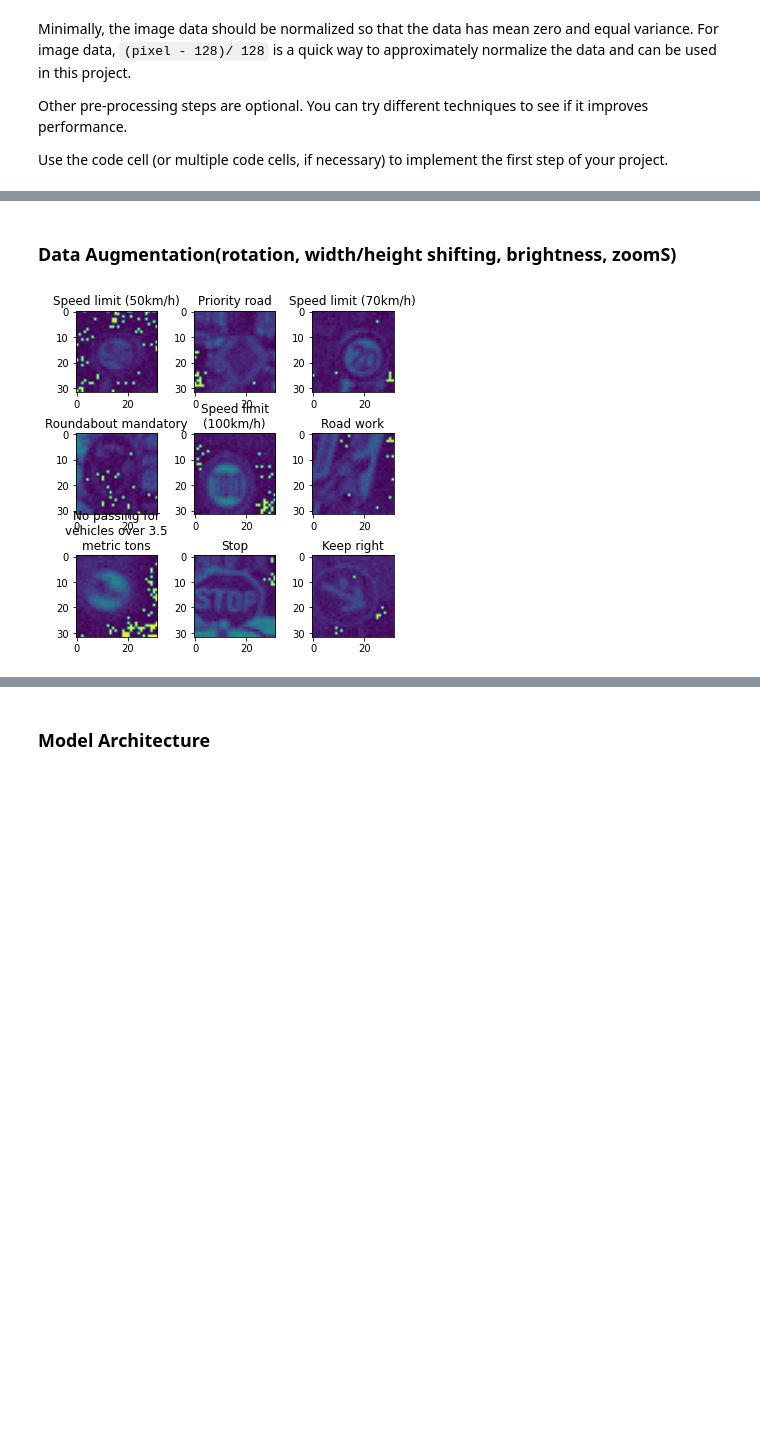
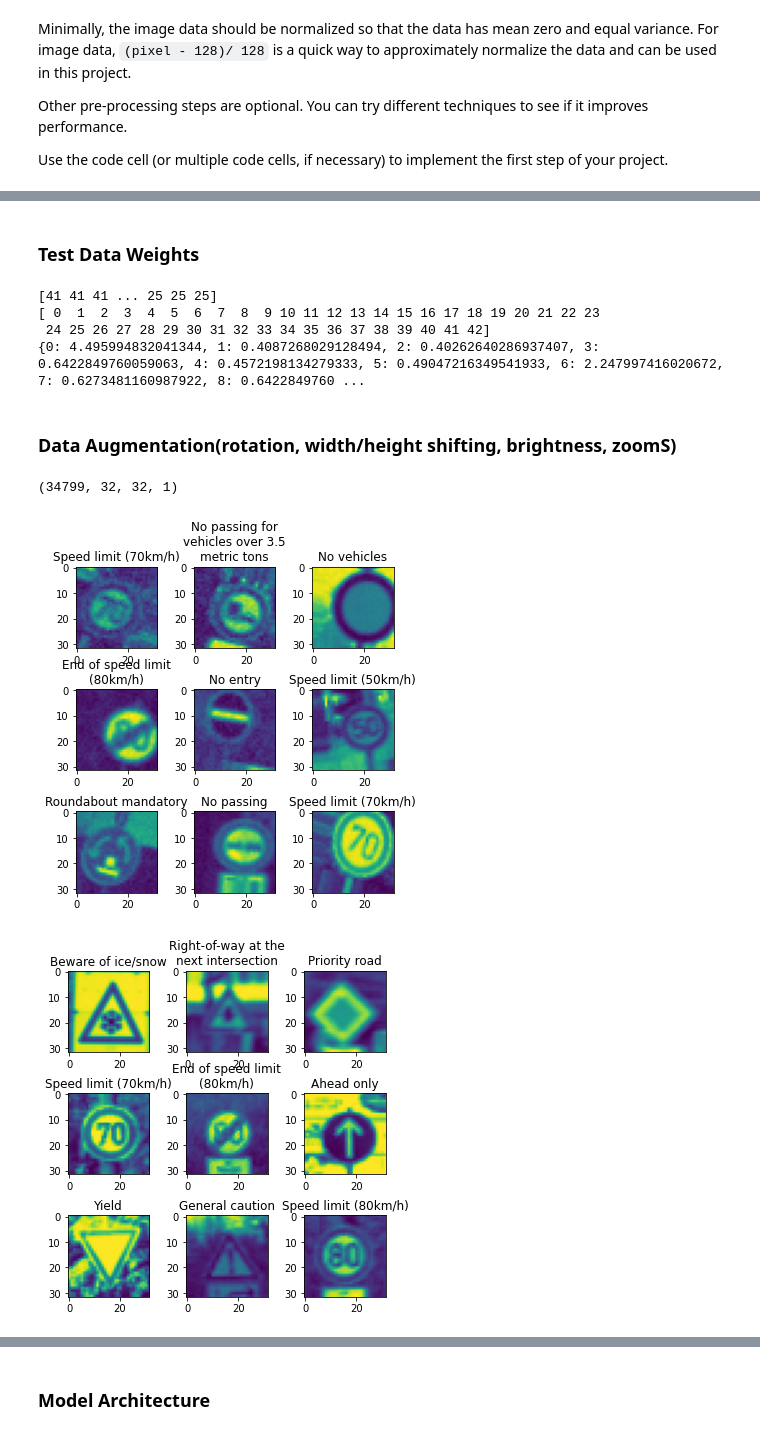
Before and after one commit to RamadanAhmed/CarND-Traffic-Sign-Classifier-Project, a Jupyter notebook: Traffic_Sign_Classifier.ipynb, the cells around one changed output, grey strips where cells are left out. Drawn from its saved outputs; the diff is of its cells as text; code cells hidden in the pictures; blank space fills up the shorter version.

Commit message:
Add Weights, Update notebook

```diff
--- a/Traffic_Sign_Classifier.ipynb
+++ b/Traffic_Sign_Classifier.ipynb
@@ -221,3 +221,21 @@ visualize_image(X_test_norm, y_train, sign_labels_dict)
+# %% [markdown]
+### Test Data Weights
+# %%
+from sklearn.utils.class_weight import compute_class_weight
+
+print(y_train)
+
+classes = np.unique(y_train)
+print(classes)
+
+np_weights = compute_class_weight('balanced', classes, y_train)
+le_net_weights = {i : np_weights[i] for i in range(len(classes))}
+print(le_net_weights)
+# %% [output]
+[41 41 41 ... 25 25 25]
+[ 0  1  2  3  4  5  6  7  8  9 10 11 12 13 14 15 16 17 18 19 20 21 22 23
+ 24 25 26 27 28 29 30 31 32 33 34 35 36 37 38 39 40 41 42]
+{0: 4.495994832041344, 1: 0.4087268029128494, 2: 0.40262640286937407, 3: 0.6422849760059063, 4: 0.4572198134279333, 5: 0.49047216349541933, 6: 2.247997416020672, 7: 0.6273481160987922, 8: 0.6422849760 ...
 # %% [markdown]
 ### Data Augmentation(rotation, width/height shifting, brightness, zoomS)
 # %%
@@ -228,7 +246,7 @@ from tensorflow.keras.preprocessing.image import ImageDataGenerator
 
 def add_noise(img):
     '''Add random noise to an image'''
-    noise = np.random.normal(0, 5, img.shape)
+    noise = np.random.normal(0, 0.02, img.shape)
     img += noise
     np.clip(img, 0., 255.)
     return img
@@ -238,31 +256,36 @@ datagen = ImageDataGenerator(
     width_shift_range=0.15,
     height_shift_range=0.15,
     shear_range=0.3,
-    brightness_range=[0.2, 0.5],
     zoom_range=0.15,
     preprocessing_function=add_noise,
 )
 # %%
 def visualize_image_aug(data_aug_it, label_dict):
     gs = gridspec.GridSpec(3, 3)
     gs.update(hspace=.5)
     for i in range(9):
         # define subplot
         plt.subplot(gs[i//3,i%3])
         # generate batch of images
         batch = data_aug_it.next()
         # convert to unsigned integers for viewing
-        image = batch[0][0].astype('uint8')
+        image = batch[0][0]
         # plot raw pixel data
         plt.imshow(image)
         plt.title("\n".join(wrap(label_dict[batch[1][0]], 20)))
 
 # Visualize Data Augmentation
-it = datagen.flow(X_train_norm, y_train, batch_size=1)
+print(X_train_norm.shape)
+
+it = datagen.flow(X_train_norm, y_train, batch_size=42)
 plt.figure(0, figsize = (6,6))
 visualize_image_aug(it, sign_labels_dict)
+plt.figure(1, figsize = (6,6))
+visualize_image(X_train_norm, y_train,sign_labels_dict)
 # %% [output]
+(34799, 32, 32, 1)
-[figure, old version]
+[figure, new version]
+[figure, added]
 # %%
 x_clusters = {}
 for label,val in sign_labels_dict.items():
```
Also changed, not shown: parts of 11 cells of this notebook, 2 other files.
